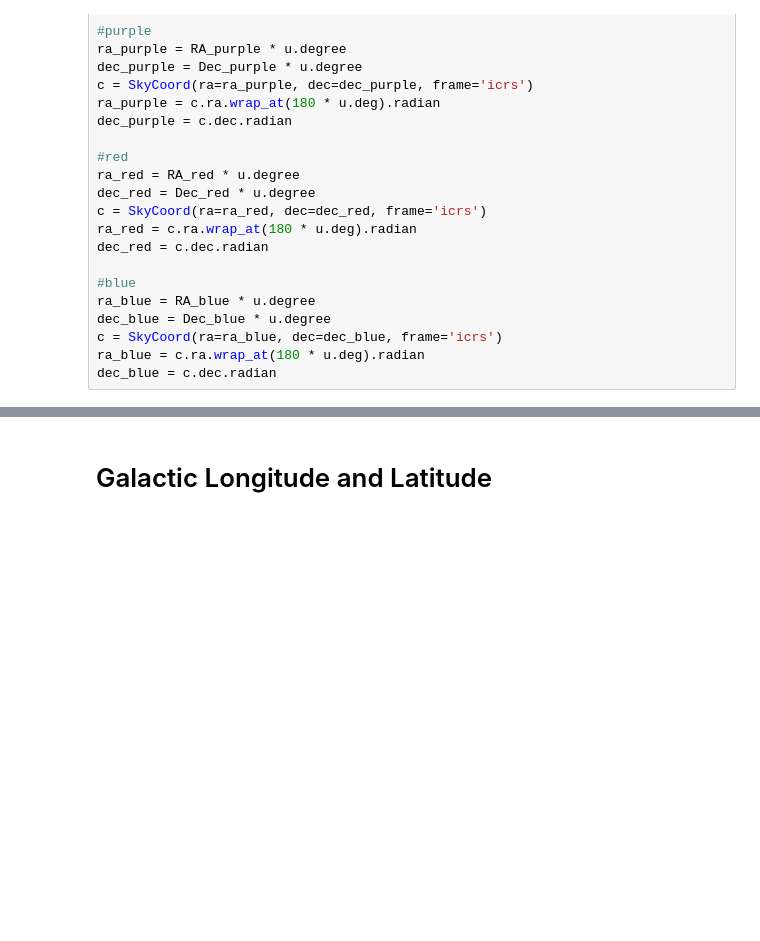
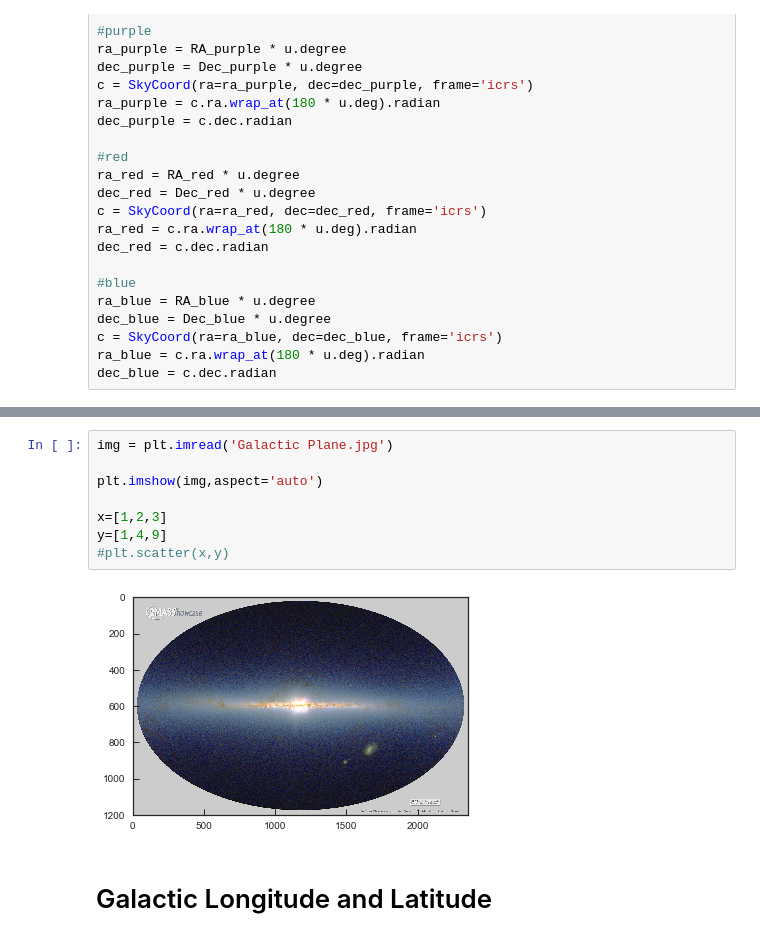
Before and after one commit to ballanr/T-Tauri, a Jupyter notebook: Plots.ipynb, the cells around one changed output, grey strips where cells are left out. Drawn from its saved outputs; the diff is of its cells as text; blank space fills up the shorter version.

```diff
--- a/Plots.ipynb
+++ b/Plots.ipynb
@@ -97,3 +106,13 @@ plt.savefig('RAandDec.jpg',dpi=300)
+# %%
+img = plt.imread('Galactic Plane.jpg')
+
+plt.imshow(img,aspect='auto')
+
+x=[1,2,3]
+y=[1,4,9]
+#plt.scatter(x,y)
+# %% [output]
+[figure, added]
 # %% [markdown]
 # Galactic Longitude and Latitude
 # %%
```
Also changed, not shown: parts of 30 cells of this notebook, 1 other file.
